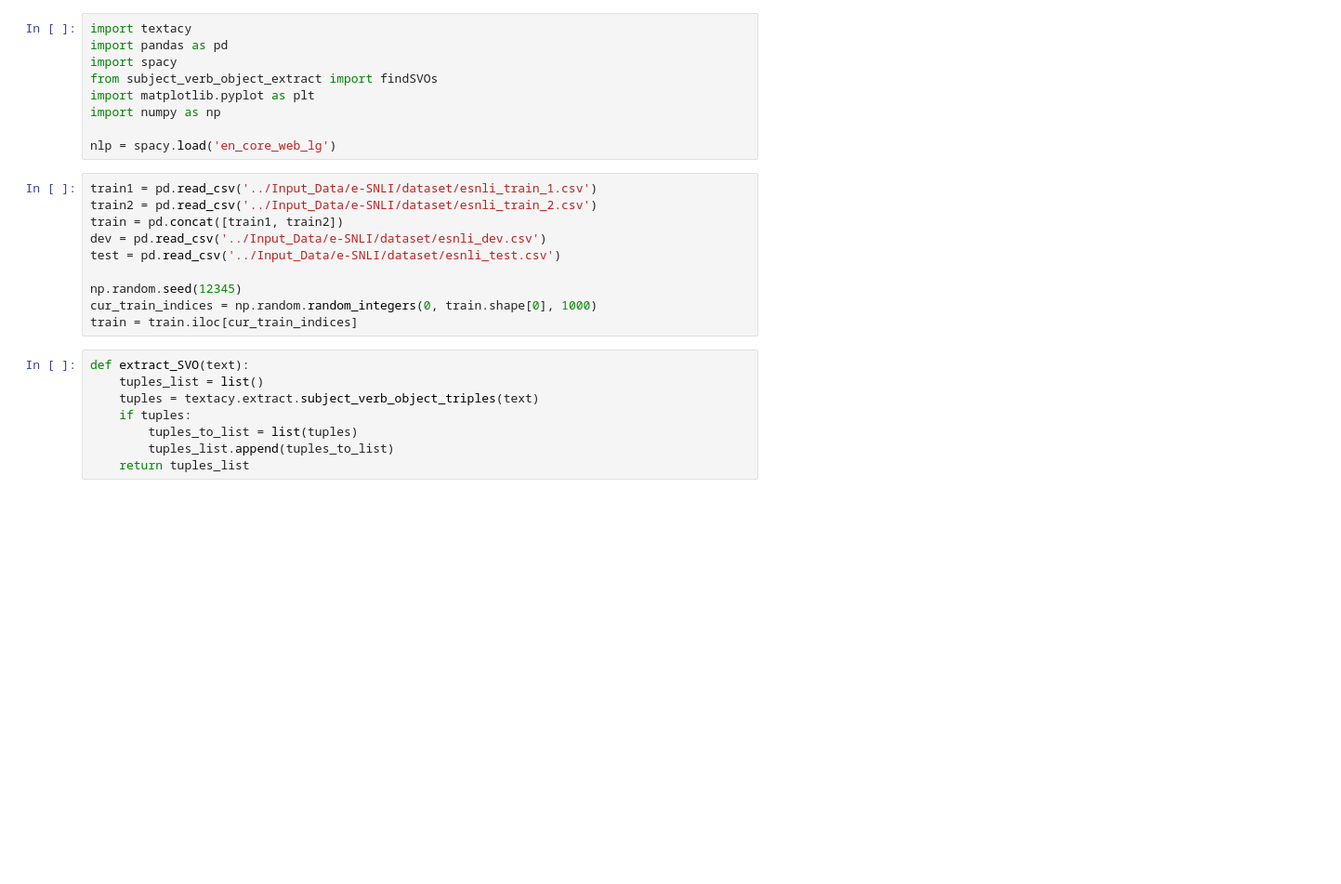
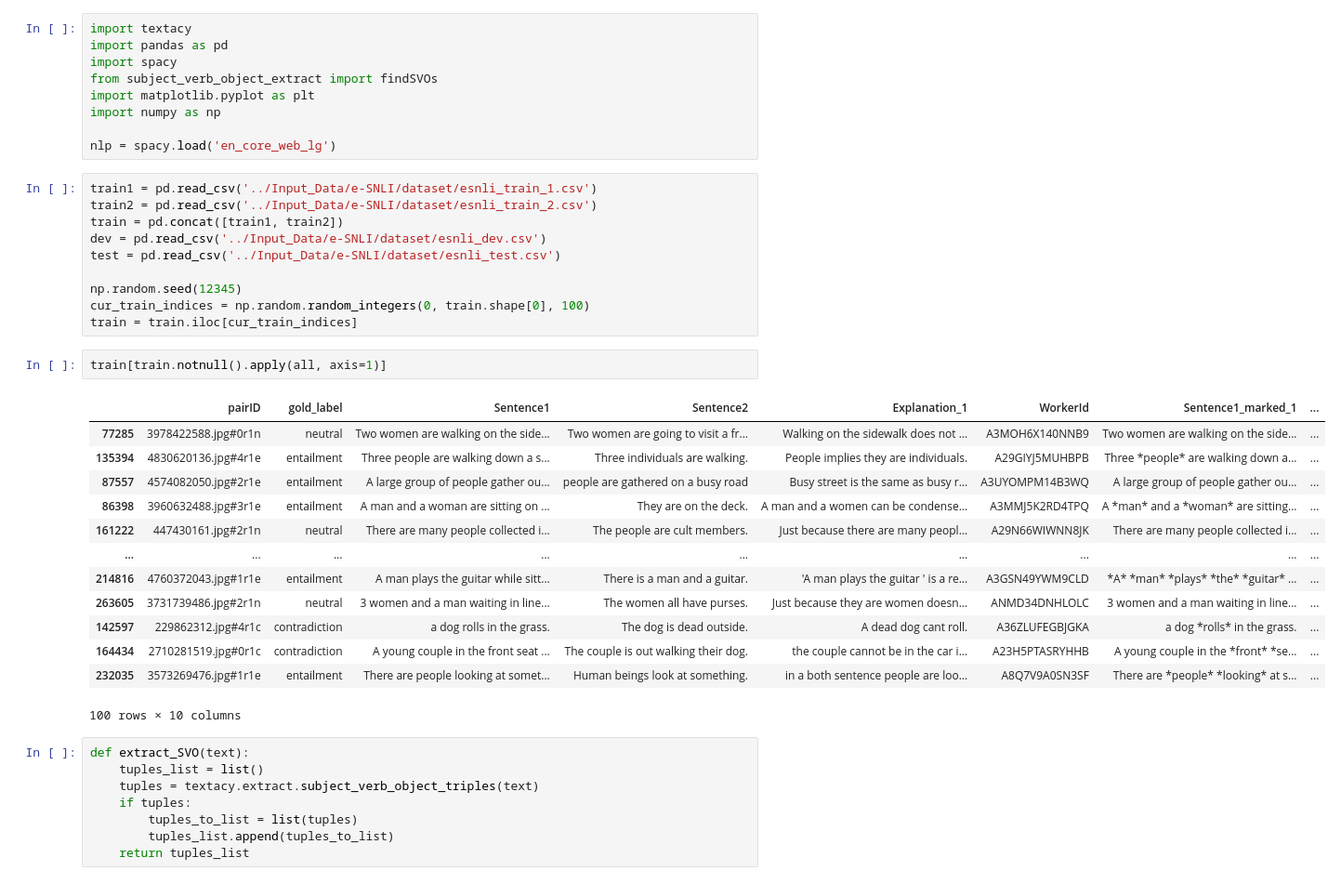
Before and after one commit to Marbr987/Hypothesis_Driven_Analysis_of_Self_Rationalising_Models, a Jupyter notebook: 02_Extract_Subphrases/extract_subphrases.ipynb, the cells around one changed output. Shown at 93% size. Cells and saved outputs as stored; diff of their text form; blank space fills up the shorter version.

```diff
--- a/02_Extract_Subphrases/extract_subphrases.ipynb
+++ b/02_Extract_Subphrases/extract_subphrases.ipynb
@@ -15,8 +15,24 @@ dev = pd.read_csv('../Input_Data/e-SNLI/dataset/esnli_dev.csv')
 test = pd.read_csv('../Input_Data/e-SNLI/dataset/esnli_test.csv')
 
 np.random.seed(12345)
-cur_train_indices = np.random.random_integers(0, train.shape[0], 1000)
+cur_train_indices = np.random.random_integers(0, train.shape[0], 100)
 train = train.iloc[cur_train_indices]
+# %%
+train[train.notnull().apply(all, axis=1)]
+# %% [output]
+|  | pairID | gold_label | Sentence1 | Sentence2 | Explanation_1 | WorkerId | Sentence1_marked_1 | ... |
+| 77285 | 3978422588.jpg#0r1n | neutral | Two women are walking on the side... | Two women are going to visit a fr... | Walking on the sidewalk does not ... | A3MOH6X140NNB9 | Two women are walking on the side... | ... |
+| 135394 | 4830620136.jpg#4r1e | entailment | Three people are walking down a s... | Three individuals are walking. | People implies they are individuals. | A29GIYJ5MUHBPB | Three *people* are walking down a... | ... |
+| 87557 | 4574082050.jpg#2r1e | entailment | A large group of people gather ou... | people are gathered on a busy road | Busy street is the same as busy r... | A3UYOMPM14B3WQ | A large group of people gather ou... | ... |
+| 86398 | 3960632488.jpg#3r1e | entailment | A man and a woman are sitting on ... | They are on the deck. | A man and a women can be condense... | A3MMJ5K2RD4TPQ | A *man* and a *woman* are sitting... | ... |
+| 161222 | 447430161.jpg#2r1n | neutral | There are many people collected i... | The people are cult members. | Just because there are many peopl... | A29N66WIWNN8JK | There are many people collected i... | ... |
+| ... | ... | ... | ... | ... | ... | ... | ... | ... |
+| 214816 | 4760372043.jpg#1r1e | entailment | A man plays the guitar while sitt... | There is a man and a guitar. | 'A man plays the guitar ' is a re... | A3GSN49YWM9CLD | *A* *man* *plays* *the* *guitar* ... | ... |
+| 263605 | 3731739486.jpg#2r1n | neutral | 3 women and a man waiting in line... | The women all have purses. | Just because they are women doesn... | ANMD34DNHLOLC | 3 women and a man waiting in line... | ... |
+| 142597 | 229862312.jpg#4r1c | contradiction | a dog rolls in the grass. | The dog is dead outside. | A dead dog cant roll. | A36ZLUFEGBJGKA | a dog *rolls* in the grass. | ... |
+| 164434 | 2710281519.jpg#0r1c | contradiction | A young couple in the front seat ... | The couple is out walking their dog. | the couple cannot be in the car i... | A23H5PTASRYHHB | A young couple in the *front* *se... | ... |
+| 232035 | 3573269476.jpg#1r1e | entailment | There are people looking at somet... | Human beings look at something. | in a both sentence people are loo... | A8Q7V9A0SN3SF | There are *people* *looking* at s... | ... |
+100 rows × 10 columns
 # %%
 def extract_SVO(text):
 	tuples_list = list()
```
Also changed, not shown: parts of 10 cells of this notebook, 14 other files.
